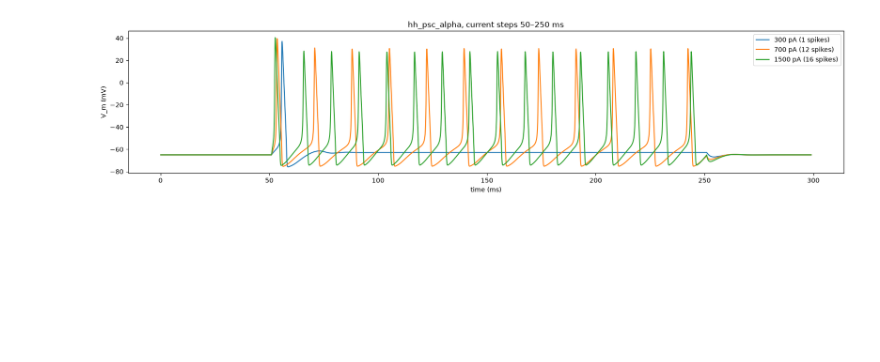
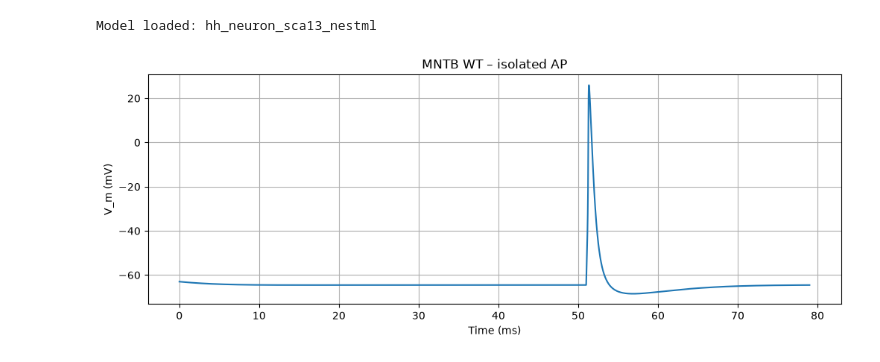
Before and after one commit to AynazTavakkoli/Neuroengineering-PW1-group2, a Jupyter notebook: 4_hh_NESTML_sca13.ipynb, the cells around one changed output. Saved outputs shown, nothing was run; the diff lists cells and outputs as text; code cells hidden in the pictures; blank space fills up the shorter version.

Commit message:
Add MNTB model and REF2 validation experiments

```diff
--- a/4_hh_NESTML_sca13.ipynb
+++ b/4_hh_NESTML_sca13.ipynb
@@ -39,33 +42,47 @@ NESTML: 8.2.0
+# %%
+nest.ResetKernel()
+nest.resolution = 0.01
+nest.set_verbosity("M_WARNING")
+if wt_model not in nest.node_models:
+    nest.Install(str(module_path))
+assert wt_model in nest.node_models, "Model was not registered in NEST"
+print("Model loaded:", wt_model)
+# %% [output]
+Model loaded: hh_neuron_sca13_nestml
 # %%
-plt.figure(figsize=(20, 4))
-for amp in [300., 700., 1500.]:
+amp = 1400.
 
-    nest.ResetKernel()
-    nest.set_verbosity("M_WARNING")
+nest.ResetKernel()
+nest.resolution = 0.01
 
-    n = nest.Create("hh_psc_alpha")
+if wt_model not in nest.node_models:
+    nest.Install(str(module_path))
 
-    stim = nest.Create("step_current_generator",
-                       params={"amplitude_times": [50., 250.], "amplitude_values": [amp, 0.]})
-    vm = nest.Create("voltmeter", params={"interval": 0.1})
-    sr = nest.Create("spike_recorder")
+n = nest.Create(wt_model)
 
-    nest.Connect(stim, n)
-    nest.Connect(vm, n)
-    nest.Connect(n, sr)
+stim = nest.Create(
+    "step_current_generator",
+    params={
+        "amplitude_times": [50., 50.25],
+        "amplitude_values": [amp, 0.]
+    }
+)
 
-    nest.Simulate(300.0)
+vm = nest.Create("voltmeter", params={"interval": 0.01})
 
-    t = vm.get("events")["times"]
-    V = vm.get("events")["V_m"]
-    spk = sr.get("events")["times"]
+nest.Connect(stim, n)
+nest.Connect(vm, n)
 
-    plt.plot(t, V, label=f"{amp:.0f} pA ({len(spk)} spikes)")
+nest.Simulate(80.)
 
-plt.xlabel("time (ms)")
+ev = vm.events
+
+plt.figure(figsize=(12, 4))
+plt.plot(ev["times"], ev["V_m"])
+plt.xlabel("Time (ms)")
 plt.ylabel("V_m (mV)")
-plt.legend()
-plt.title("hh_psc_alpha, current steps 50–250 ms")
+plt.title("MNTB WT – isolated AP")
+plt.grid(True)
 plt.show()
 # %% [output]
-[figure, old version]
+[figure, new version]
```
Also changed, not shown: parts of 19 cells of this notebook, 1 other file.
